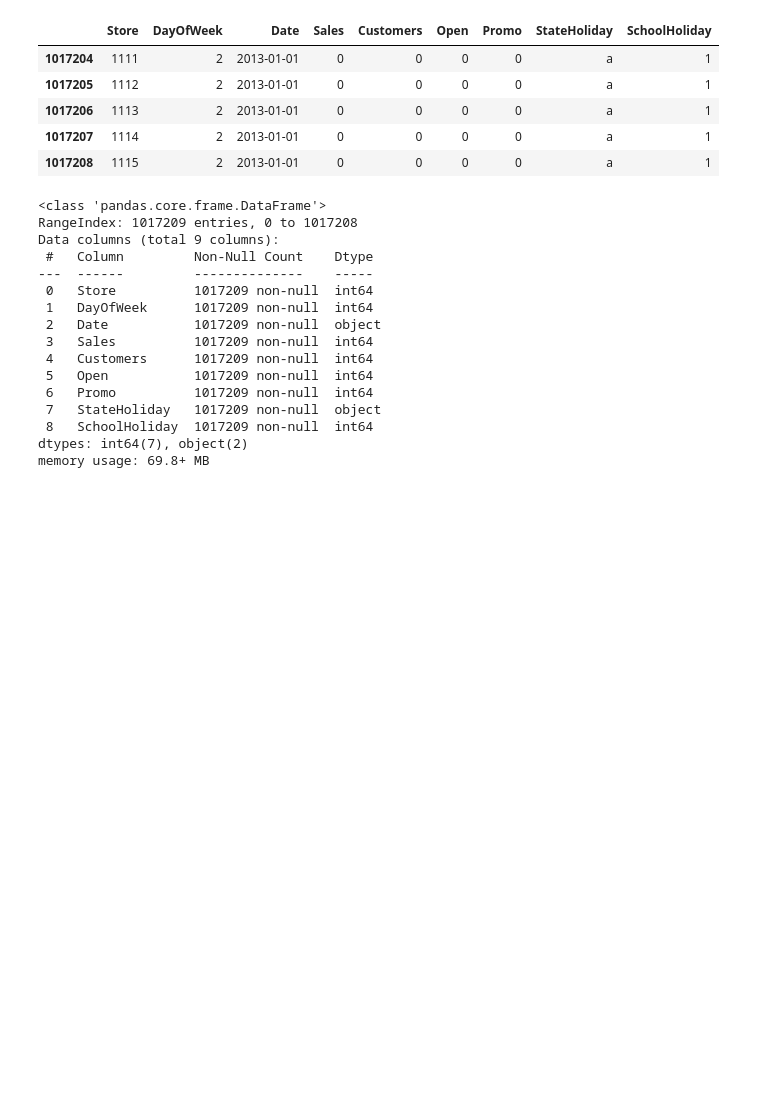
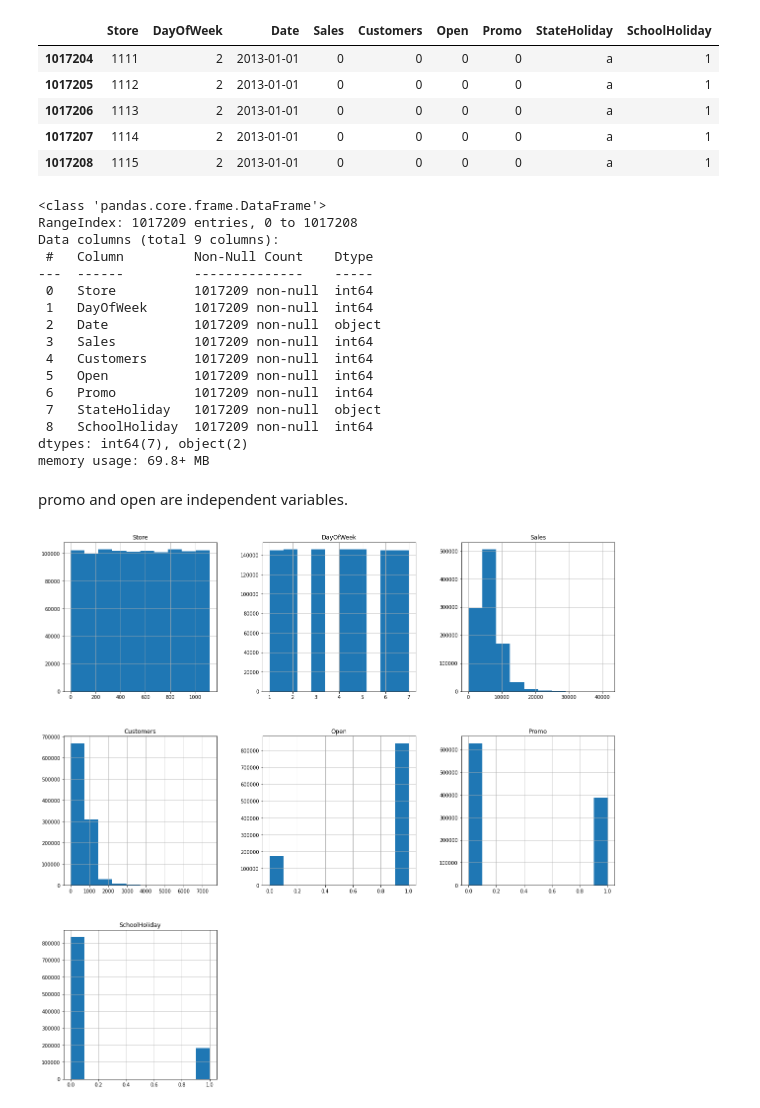
Before and after one commit to komal-pasi/EDA-Capstone, a Jupyter notebook: Rossmann_Sales_Prediction_Capstone_Project.ipynb, the cells around one changed output. Cells and saved outputs as stored; diff of their text form; code cells hidden in the pictures; blank space fills up the shorter version.

```diff
--- a/Rossmann_Sales_Prediction_Capstone_Project.ipynb
+++ b/Rossmann_Sales_Prediction_Capstone_Project.ipynb
@@ -126,3 +273,10 @@ Data columns (total 9 columns):
  8   SchoolHoliday  1017209 non-null  int64
 dtypes: int64(7), object(2)
 memory usage: 69.8+ MB
+# %% [markdown]
+promo and open are independent variables.
+# %%
+rossman_store.hist(figsize=(20,20))
+plt.show()
+# %% [output]
+[figure, added]
```
Also changed, not shown: parts of 14 cells of this notebook.
